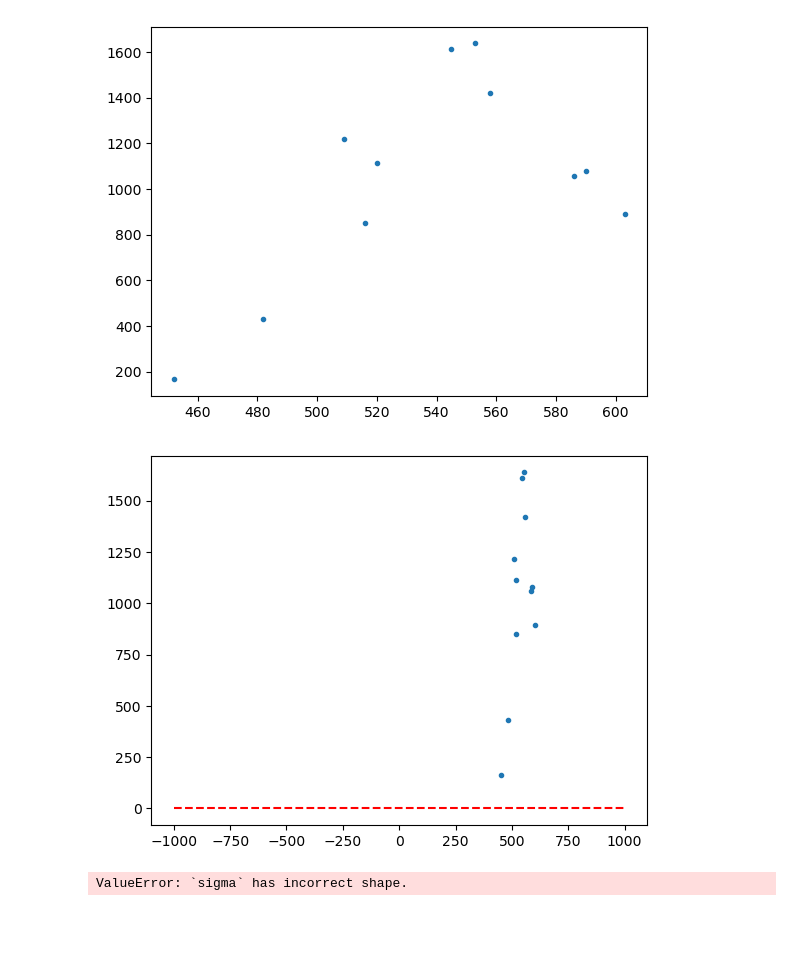
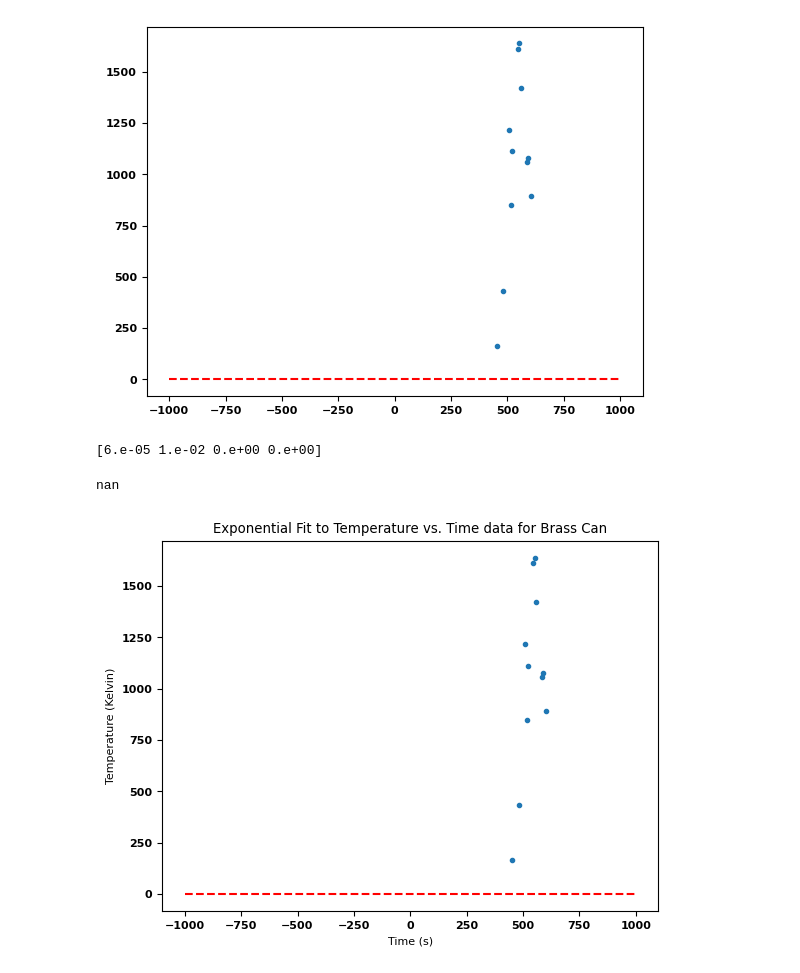
Before and after one commit to AyushmaanAggarwal/Physics-5CL-Capstone-Project, a Jupyter notebook: Data/oceanview/rough_planck.ipynb, the cells around one changed output. Drawn from its saved outputs; the diff is of its cells as text; code cells hidden in the pictures; blank space fills up the shorter version.

```diff
--- a/Data/oceanview/rough_planck.ipynb
+++ b/Data/oceanview/rough_planck.ipynb
@@ -4,21 +4,3 @@ import numpy as np
 import matplotlib.pyplot as plt
 # %%
 df = pd.read_csv("TRIAL 1 480.txt")
-# %%
-with open('TRIAL 1 450 ACT.txt') as f:
-    lines = f.readlines()
-#lines
-# lines[1].index("\t")
-# %%
-#start = lines.index('Capture_4')+1
-data = lines[1:]
-lam = np.array([float(data[i][:data[i].index("\t")]) for i in range(len(data))])
-inten = np.array([data[i][data[i].index("\t")+1:-2] for i in range(len(data))])
-print(max(inten))
-#print(lam[np.where(inten=='')], inten[np.where(inten!='')])
-lam = lam[np.where(inten!='')]
-inten = inten[np.where(inten!='')]
-
-print(inten)
-plt.plot(lam, inten.astype(np.float), 'r.')
-# plt.plot(lam, inten, 'r.')
@@ -185,48 +84,48 @@ plt.plot(lams, approx_inten)
 # %%
+#Attempt to fit Planck's law for each calibration data
+
 from scipy.optimize import curve_fit
 
+#DEFINE DATASET
 x = np.array(newlams)
 y = np.array(intensities)
 xerr = np.array(errl)
 yerr = np.array(erri)
 
-def func(x, a, b, c, d):
+#DEFINE FITTING FUNCTIONS
+def planck(x, a, b, c, d): # most general model
      return (a*(d*x+c)**-5)/(np.exp(b/(d*x+c))-1)
 
-def func2(x, a, b, c, d):
+def planck_general(x, a, b, c, d): # strictly Planck's law (no lambda naught)
      return (a*(x)**-5)/(np.exp(b/(x))-1)
 
-xtest = np.linspace(-1000, 1000)
-p0 = (6e-6, 0.01, -4.5, 0.008)
-p0 = (6e-5, 0.01, 0, 0)
-plt.scatter(x, y,marker='.', label='Raw Data')
-plt.plot(xtest, func(xtest, *p0), 'r--',
-          label='ahhhhh')
-plt.show()
+#LOOK AT FUNCTION PARAMETERS
+xtest = np.linspace(-1000, 1000) # set an arbitrary xrange for Planck's Law
 
-p0 = (6e-6, 0.01, -4.5, 0.006)
-plt.scatter(x, y,marker='.', label='Raw Data')
-plt.plot(xtest, func2(xtest, *p0), 'r--',
-          label='ahhhhh')
+p0 = (6e-5, 0.01, 0, 0) # set initial values for the fitting function
+
+plt.scatter(x, y,marker='.', label='Raw Data') # Look at the raw data
+plt.plot(xtest, planck_general(xtest, *p0), 'r--',
+          label='Manually Changing p0') # Look at the initial values for the fitting function
 plt.show()
 
 
-popt, pcov = curve_fit(func2, x, y,sigma=(yerr**2+xerr**2)**0.5, p0=p0)
+#NOW ACTUALLY DO THE FIT
+popt, pcov = curve_fit(func, x, y,sigma=(yerr**2+xerr**2)**0.5, p0=p0) # fit for best curve with curve_fit
 
 plt.scatter(x, y,marker='.', label='Raw Data')
-plt.plot(xtest, func2(xtest, *popt), 'r--',
-          label='fit: T = %5.3fexp(%5.3ft + %5.3ft + %5.3ft))' % tuple(popt))
+plt.plot(xtest, planck_general(xtest, *popt), 'r--',
+          label='Best Fit')
 plt.title("Exponential Fit to Temperature vs. Time data for Brass Can")
 plt.xlabel("Time (s)")
 plt.ylabel("Temperature (Kelvin)")
-#plt.text(165, 35, "K = 82.72 W/(m*K), \n Accepted Value: 111 W/(m*K)", fontsize=10, bbox=dict(facecolor='none', edgecolor='black'))
-# plt.legend()
 print(popt)
 np.sum((func(x, *popt) - y)**2/y)
 # %% [output]
-[figure, old version]
+[figure, new version]
+[6.e-05 1.e-02 0.e+00 0.e+00]
+nan
-[figure, old version]
+[figure, new version]
-ValueError: `sigma` has incorrect shape.
 # %%
 # Load Full Blackbody Data
 def get_inten(fn):
```
Also changed, not shown: parts of 16 cells of this notebook.
